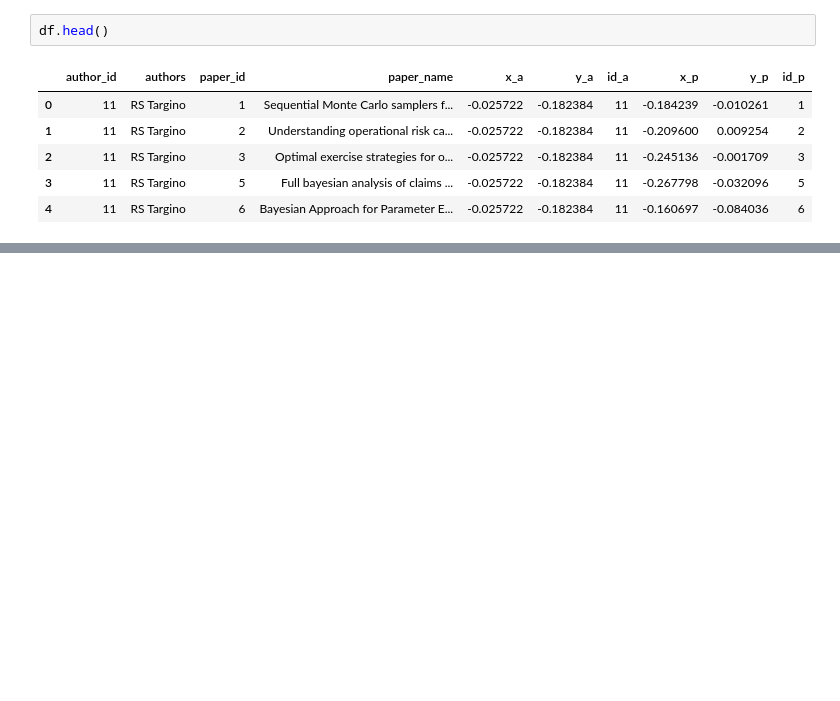
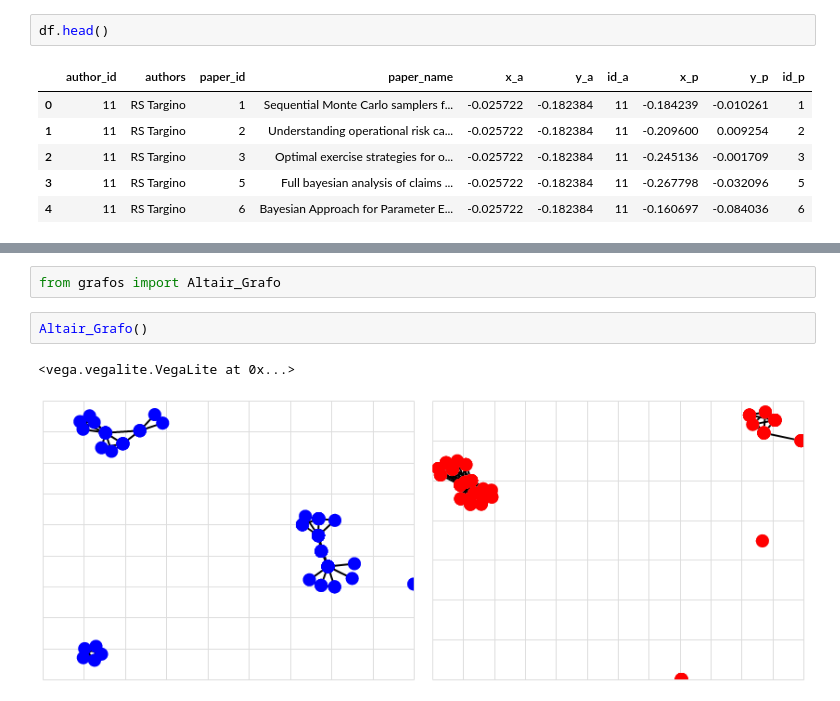
Before and after one commit to davibarreira/FDS-Homeworks, a Jupyter notebook: Criando_Redes.ipynb, the cells around one changed output, grey strips where cells are left out. Drawn from its saved outputs; the diff is of its cells as text; blank space fills up the shorter version.

```diff
--- a/Criando_Redes.ipynb
+++ b/Criando_Redes.ipynb
@@ -224,0 +210,7 @@ HConcatChart({
+# %%
+from grafos import Altair_Grafo
+# %%
+Altair_Grafo()
+# %% [output]
+<vega.vegalite.VegaLite at 0x...>
+[figure, added]
```
Also changed, not shown: parts of 2 cells of this notebook, 8 other files.
